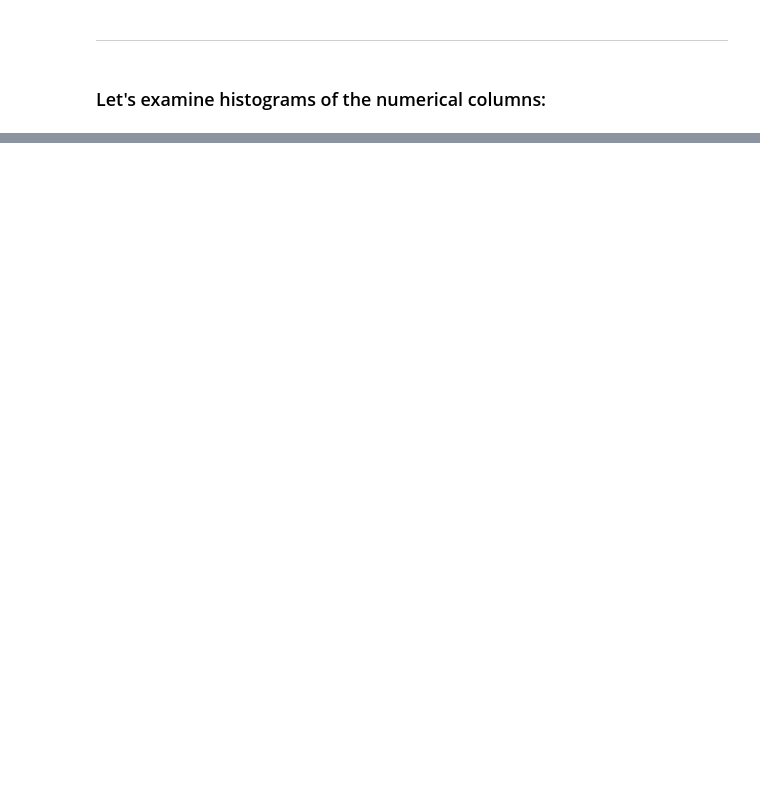
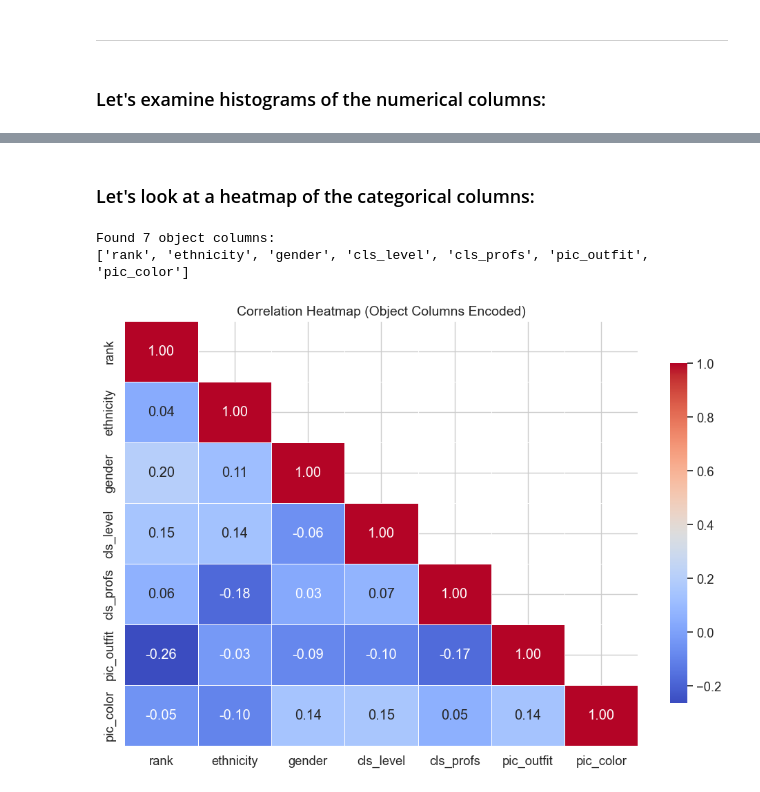
Before and after one commit to markcoty/Professor-eval-vs-appearance, a Jupyter notebook: Notebook/Professor-eval-vs-appearance.ipynb, the cells around one changed output, grey strips where cells are left out. Saved outputs shown, nothing was run; the diff lists cells and outputs as text; code cells hidden in the pictures; blank space fills up the shorter version.

```diff
--- a/Notebook/Professor-eval-vs-appearance.ipynb
+++ b/Notebook/Professor-eval-vs-appearance.ipynb
@@ -301,0 +316,34 @@ Found 14 numeric columns:
+# %% [markdown]
+### Let's look at a heatmap of the categorical columns:
+# %%
+from sklearn.preprocessing import LabelEncoder
+
+# Select object (categorical) columns
+object_columns = df.select_dtypes(include=['object']).columns.tolist()
+print(f"Found {len(object_columns)} object columns:")
+print(object_columns)
+
+# Encode categorical columns
+encoded_df = df[object_columns].copy()
+le = LabelEncoder()
+for col in object_columns:
+    encoded_df[col] = le.fit_transform(encoded_df[col].astype(str))
+
+# Compute correlation matrix
+corr = encoded_df.corr()
+
+# Create a mask for the upper triangle
+# Using np.triu instead of np.tril to mask the upper triangle
+mask = np.triu(np.ones_like(corr, dtype=bool), k=1)  # k=1 excludes the diagonal
+
+# Plot heatmap
+plt.figure(figsize=(12, 8))
+sns.heatmap(corr, mask=mask, annot=True, fmt=".2f", cmap="coolwarm",
+            cbar_kws={"shrink": .8}, linewidths=0.5)
+
+plt.title("Correlation Heatmap (Object Columns Encoded)", fontsize=14)
+plt.show()
+# %% [output]
+Found 7 object columns:
+['rank', 'ethnicity', 'gender', 'cls_level', 'cls_profs', 'pic_outfit', 'pic_color']
+[figure, added]
```
Also changed, not shown: parts of 10 cells of this notebook.
